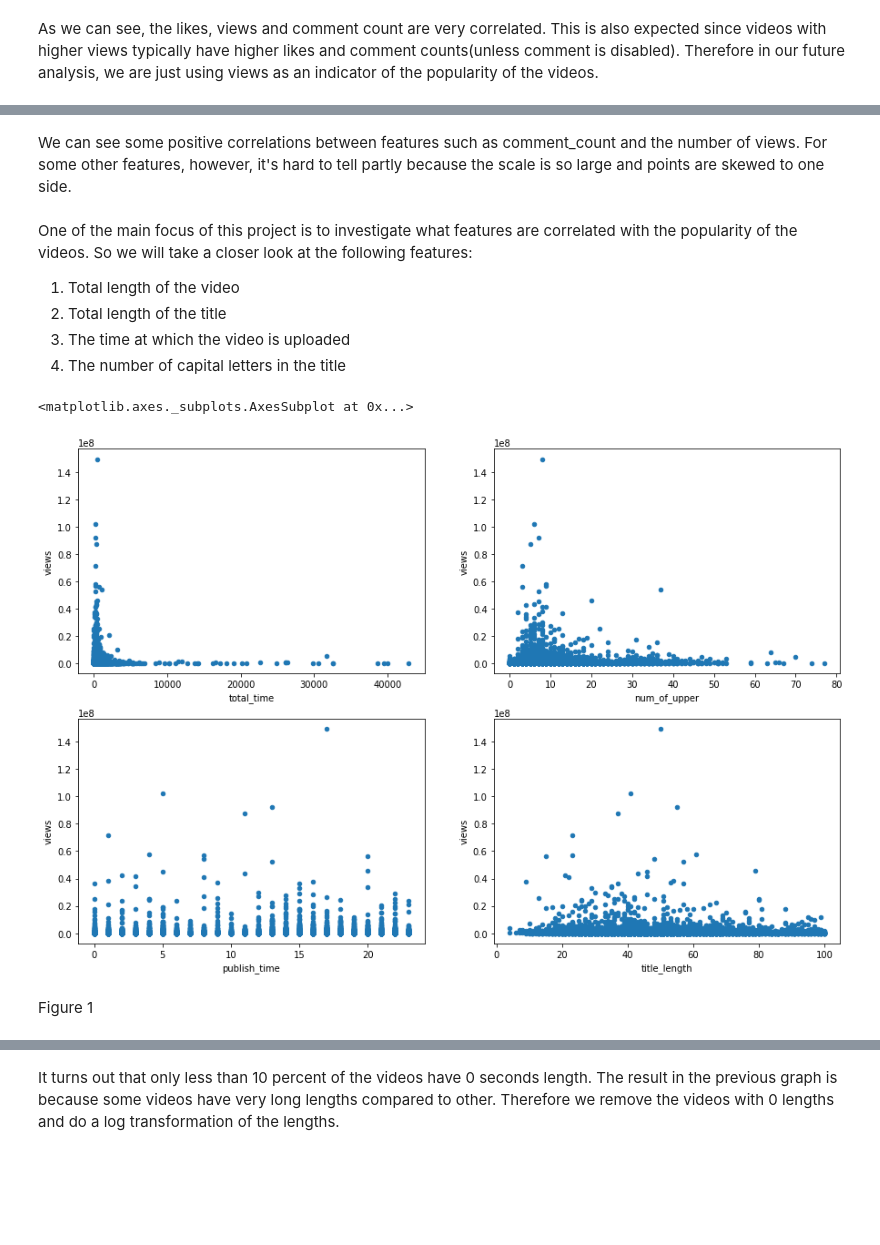
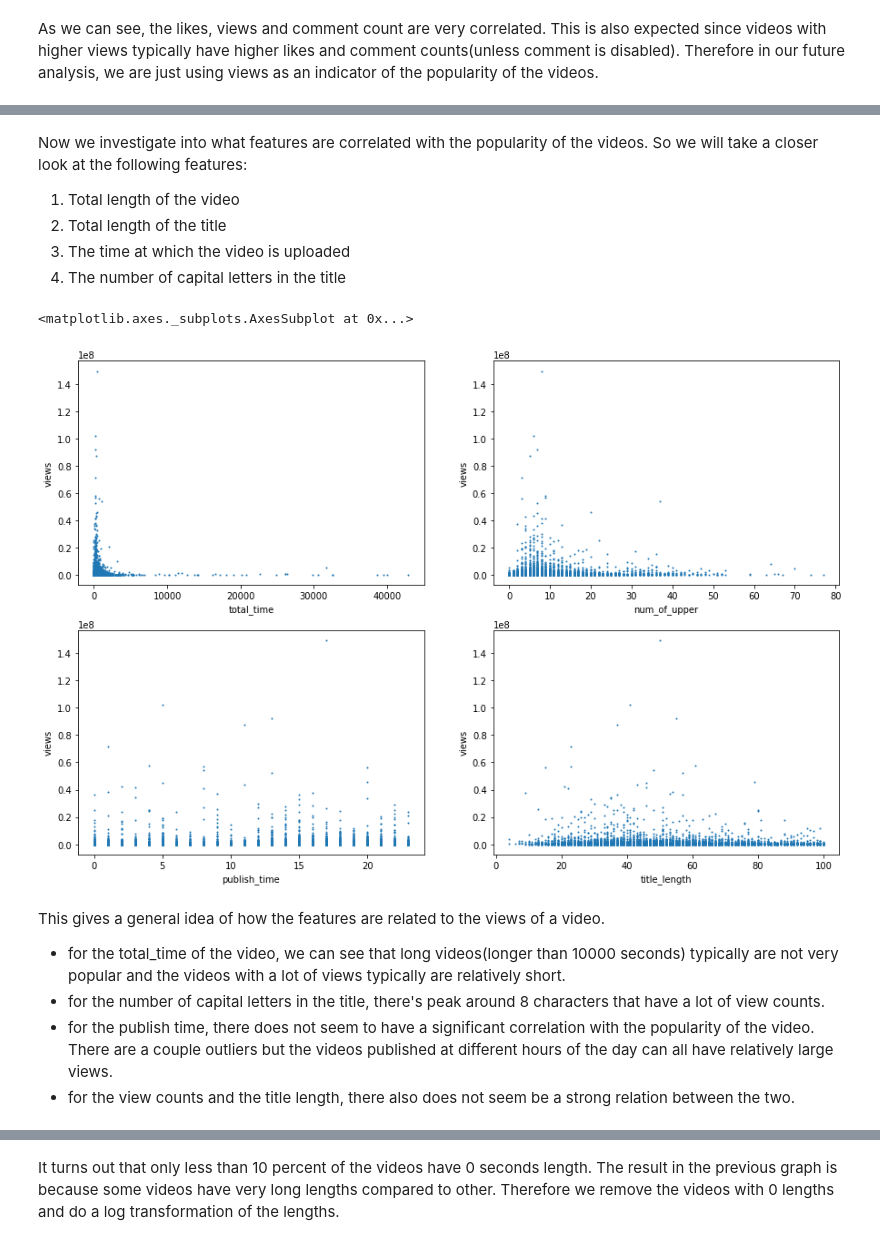
Before and after one commit to frankyyzy/Utube, a Jupyter notebook: finalproject.ipynb, the cells around one changed output, grey strips where cells are left out. Cells and saved outputs as stored; diff of their text form; code cells hidden in the pictures; blank space fills up the shorter version.

```diff
--- a/finalproject.ipynb
+++ b/finalproject.ipynb
@@ -366,7 +382,5 @@ array([[<matplotlib.axes._subplots.AxesSubplot object at 0x...>,
-# %% [markdown]
-We can see some positive correlations between features such as comment_count and the number of views. For some other features, however, it's hard to tell partly because the scale is so large and points are skewed to one side.
 # %% [markdown]
-One of the main focus of this project is to investigate what features are correlated with the popularity of the videos. So we will take a closer look at the following features:
+Now we investigate into what features are correlated with the popularity of the videos. So we will take a closer look at the following features:
 1. Total length of the video
 2. Total length of the title
 3. The time at which the video is uploaded
@@ -377,11 +388,15 @@ US_videos['publish_time'] = publish_time
 # %%
 fig, axes = plt.subplots(nrows = 2, ncols=2, figsize = (15,10))
-US_videos.plot.scatter(ax=axes[0,0], x='total_time', y='views')
-US_videos.plot.scatter(ax=axes[0,1], x='num_of_upper', y='views')
-US_videos.plot.scatter(ax=axes[1,0], x='publish_time', y='views')
-US_videos.plot.scatter(ax=axes[1,1], x='title_length', y='views')
+US_videos.plot.scatter(ax=axes[0,0], x='total_time', y='views', s =1)
+US_videos.plot.scatter(ax=axes[0,1], x='num_of_upper', y='views', s =1)
+US_videos.plot.scatter(ax=axes[1,0], x='publish_time', y='views', s =1)
+US_videos.plot.scatter(ax=axes[1,1], x='title_length', y='views', s =1)
 # %% [output]
 <matplotlib.axes._subplots.AxesSubplot at 0x...>
-[figure, old version]
+[figure, new version]
-# %% [markdown]
-Figure 1
+# %% [markdown]
+This gives a general idea of how the features are related to the views of a video.
+- for the total_time of the video, we can see that long videos(longer than 10000 seconds) typically are not very popular and the videos with a lot of views typically are relatively short.
+- for the number of capital letters in the title, there's peak around 8 characters that have a lot of view counts.
+- for the publish time, there does not seem to have a significant correlation with the popularity of the video. There are a couple outliers but the videos published at different hours of the day can all have relatively large views.
+- for the view counts and the title length, there also does not seem be a strong relation between the two.
```
Also changed, not shown: parts of 47 cells of this notebook, 1 other file.
